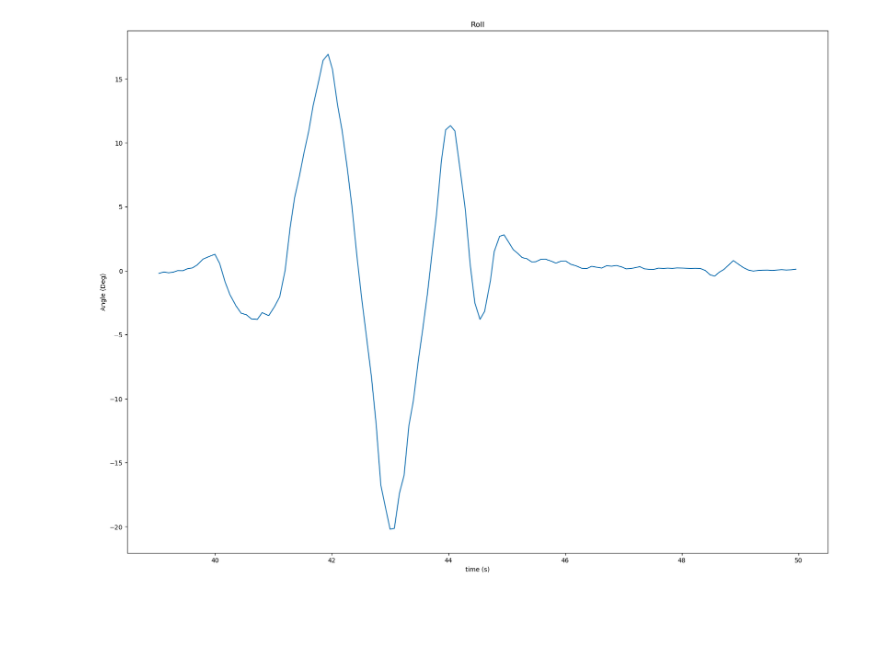
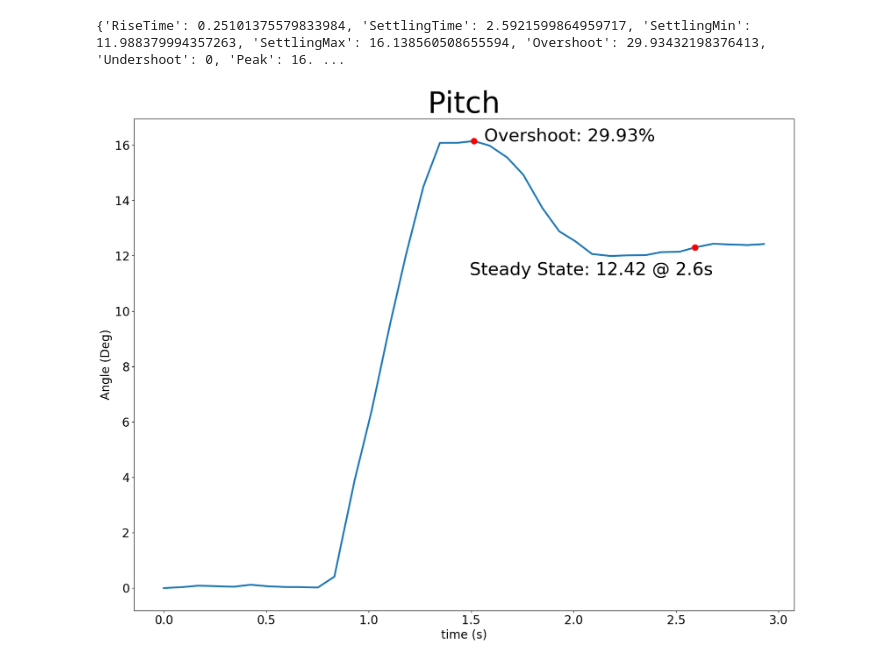
Before and after one commit to SpaceBarrr/DingoQuadruped, a Jupyter notebook: kelpie_ws/src/kelpie_logger/scripts/view_IMU.ipynb, the cells around one changed output. Saved outputs shown, nothing was run; the diff lists cells and outputs as text; code cells hidden in the pictures; blank space fills up the shorter version.

Commit message:
-Added in IMU notebook for plotting data to do with step responses.

```diff
--- a/kelpie_ws/src/kelpie_logger/scripts/view_IMU.ipynb
+++ b/kelpie_ws/src/kelpie_logger/scripts/view_IMU.ipynb
@@ -4,6 +5,6 @@ import matplotlib.pyplot as plt
 # %%
-LOG = '20241014-185228.csv'
-my_data = np.genfromtxt('../logs/' + LOG, delimiter=',')
+LOG = '20241015-152325.csv'
+my_data = np.genfromtxt('../logs/' + LOG, delimiter=' ')
 
 time_data = my_data[:, 0]
 angle_data = np.rad2deg(my_data[:, 1:])
@@ -23,14 +76,42 @@ plt.show()
 # %%
 
-idxs = np.logical_and(time_data > 39, time_data < 50)
+idxs = np.logical_and(50 < time_data, time_data < 53)
 
 fig = plt.figure(figsize = (20, 15))
-plt.plot(time_data[idxs], angle_data[idxs, 0])
+# plt.plot(time_data[idxs], angle_data[idxs, 0])
+x = time_data[idxs]
+x -= x[0]
+y = angle_data[idxs, 1]*-1
+y -= y[0]
+step_data = ct.step_info(y, x)
+
+print(step_data)
+
+max_idx = np.argmax(y)
+settle_index = np.where(x == step_data['SettlingTime'])[0][0]
+steady_state_idx = np.where(y == step_data['SteadyStateValue'])[0][0]
+rise_time_idx = np.where(x > step_data['RiseTime'])[0][0]
 
 
-plt.xlabel('time (s)')
-plt.ylabel('Angle (Deg)')
-plt.title('Roll')
+# plt.show()
+plt.plot(x,y, linewidth=3)
+
+plt.plot(x[max_idx], y[max_idx], marker='o', markersize=10, color="red")
+plt.text(x[max_idx]+0.05, y[max_idx], f'Overshoot: {step_data["Overshoot"]:.2f}%', fontsize=30)
+
+
+plt.plot(x[settle_index], y[settle_index], marker='o', markersize=10, color="red")
+plt.text(x[settle_index]-1.1, y[settle_index]-1, f"Steady State: {y[steady_state_idx]:.2f} @ {step_data['SettlingTime']:.1f}s", fontsize=30)
+
+# plt.legend(['Roll Angle'], fontsize=30)
+# plt.xlim([0, x[-1]])
+# plt.ylim([-2, y[max_idx]+1])
+plt.yticks(fontsize=20)
+plt.xticks(fontsize=20)
+plt.xlabel('time (s)', fontsize=20)
+plt.ylabel('Angle (Deg)', fontsize=20)
+plt.title('Pitch', fontsize=50)
 plt.show()
 # %% [output]
+{'RiseTime': 0.25101375579833984, 'SettlingTime': 2.5921599864959717, 'SettlingMin': 11.988379994357263, 'SettlingMax': 16.138560508655594, 'Overshoot': 29.93432198376413, 'Undershoot': 0, 'Peak': 16. ...
-[figure, old version]
+[figure, new version]
```
Also changed, not shown: parts of 4 cells of this notebook.
